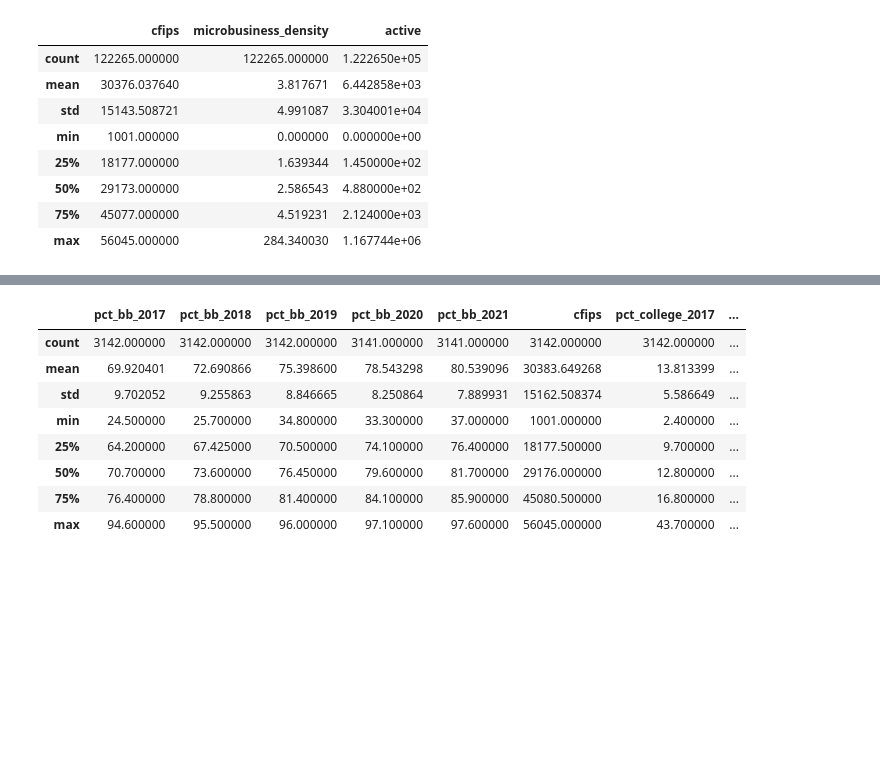
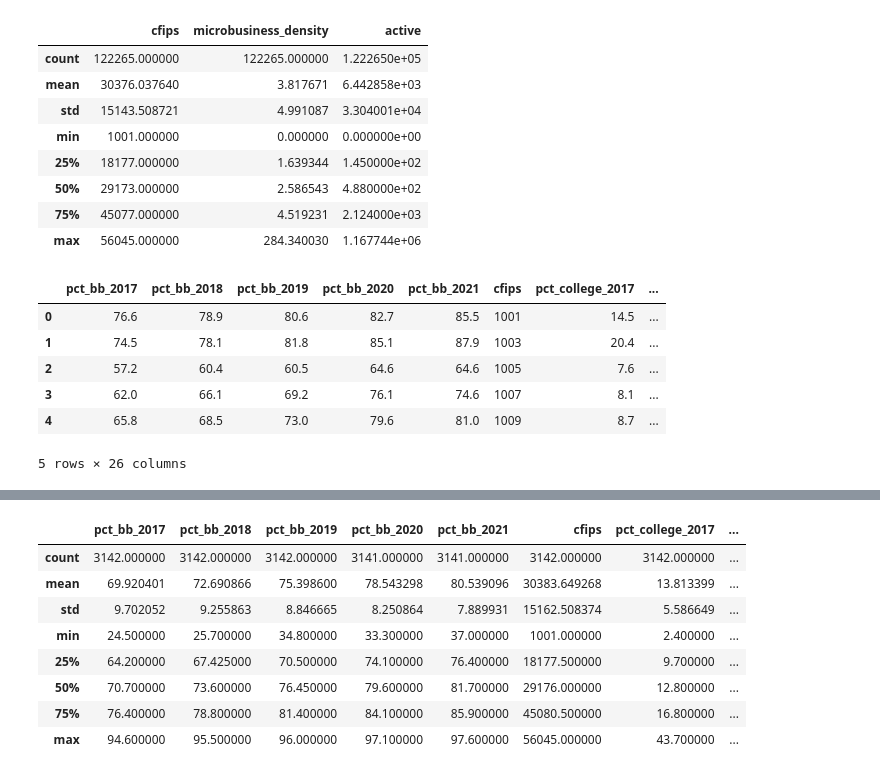
Before and after one commit to kartikeysinha/goDaddy-MicroBusiness_Kaggle, a Jupyter notebook: eda.ipynb, the cells around one changed output, grey strips where cells are left out. Drawn from its saved outputs; the diff is of its cells as text; code cells hidden in the pictures; blank space fills up the shorter version.

```diff
--- a/eda.ipynb
+++ b/eda.ipynb
@@ -22,3 +40,13 @@ df.describe()
 | 50% | 29173.000000 | 2.586543 | 4.880000e+02 |
 | 75% | 45077.000000 | 4.519231 | 2.124000e+03 |
 | max | 56045.000000 | 284.340030 | 1.167744e+06 |
+# %%
+df_census.head()
+# %% [output]
+|  | pct_bb_2017 | pct_bb_2018 | pct_bb_2019 | pct_bb_2020 | pct_bb_2021 | cfips | pct_college_2017 | ... |
+| 0 | 76.6 | 78.9 | 80.6 | 82.7 | 85.5 | 1001 | 14.5 | ... |
+| 1 | 74.5 | 78.1 | 81.8 | 85.1 | 87.9 | 1003 | 20.4 | ... |
+| 2 | 57.2 | 60.4 | 60.5 | 64.6 | 64.6 | 1005 | 7.6 | ... |
+| 3 | 62.0 | 66.1 | 69.2 | 76.1 | 74.6 | 1007 | 8.1 | ... |
+| 4 | 65.8 | 68.5 | 73.0 | 79.6 | 81.0 | 1009 | 8.7 | ... |
+5 rows × 26 columns
```
Also changed, not shown: parts of 3 cells of this notebook.
